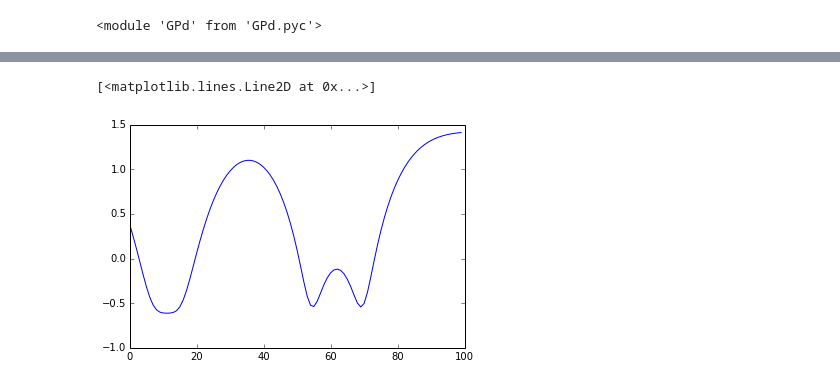
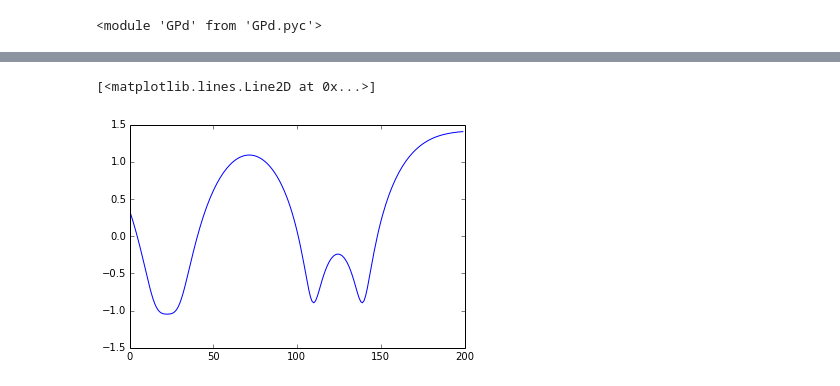
Before and after one commit to markm541374/ES, a Jupyter notebook: EntropyGP2.ipynb, the cells around one changed output, grey strips where cells are left out. Cells and saved outputs as stored; diff of their text form; code cells hidden in the pictures.

```diff
--- a/EntropyGP2.ipynb
+++ b/EntropyGP2.ipynb
@@ -40,11 +40,11 @@ a.plot(xs,dr[xsi,0],'go')
 # %%
-H=sp.zeros(100)
-Hx=sp.linspace(-1,1,100)
-
-for i in xrange(500):
+H=sp.zeros([200,7])
+Hx=sp.linspace(-1,1,200)
+ss=[1,0.1,0.01,0.001,0.0001,0.00001,0.000001]
+for i in xrange(400):
     if i%25==0:
         print i
-    dr = mi+Vi_cho*sp.matrix(sp.random.normal(size=100)).T
+    dr = mi+Vi_cho*sp.matrix(sp.random.normal(size=200)).T
     xsi=dr.argmin()
     xs=X_i[xsi,:][0,0]
     #eq constraint
@@ -69,7 +69,7 @@ for i in xrange(500):
 
     g=GPep.GPcore(Xc,Yc,Sc,Dc,Xz,Dz,Iz,Gz,Nz,kf)
     #GPep.plot1(g,[-1],[1])
-    for j in xrange(100):
+    for j in xrange(200):
         Xt=sp.matrix([[Hx[j]],[xs]])
         Dt=[[sp.NaN],[sp.NaN]]
         m,V=g.infer_full(Xt,Dt)
@@ -79,13 +79,12 @@ for i in xrange(500):
         beta=sps.norm.pdf(alpha)/sps.norm.cdf(alpha)
 
         vnxxs=V[0,0]-beta*(beta+alpha)*(1./s)*(V[0,0]-V[0,1])**2
-        Hydxxs=0.5*sp.log(2*sp.pi*sp.e*(vnxxs+0.01))
+        for k in xrange(7):
+            Hydxxs=0.5*sp.log(2*sp.pi*sp.e*(vnxxs+ss[k]))
+            H[j,k]+=Hydxxs
 
-        H[j]+=Hydxxs
-H=H/500.
-plt.plot(H)
 
-plt.figure(figsize=(10,10))
+H=H/400.
 # %% [output]
 0
 25
@@ -112,0 +105,7 @@ plt.figure(figsize=(10,10))
+# %%
+
+for k in xrange(7):
+
+    plt.plot(H[:,k])
+
+plt.figure(figsize=(10,10))
@@ -113,12 +116,14 @@ plt.figure(figsize=(10,10))
 # %%
-Ht=sp.zeros(100)
 
-Hydx=sp.zeros(100)
-for i in xrange(100):
+Ht=sp.zeros([200,7])
+
+Hydx=sp.zeros(200)
+for i in xrange(200):
     m,v=g1.infer_diag(sp.matrix([[Hx[i]]]),[[sp.NaN]])
-    Hydx[i]=0.5*sp.log(2*sp.pi*sp.e*(v[0,0]+0.01))
-    Ht[i]=Hydx[i]-H[i]
+    for k in xrange(7):
+        Hydx[i]=0.5*sp.log(2*sp.pi*sp.e*(v[0,0]+ss[k]))
+        Ht[i,k]=Hydx[i]-H[i,k]
 plt.plot(Hydx)
 # %% [output]
 [<matplotlib.lines.Line2D at 0x...>]
-[figure, old version]
+[figure, new version]
```
Also changed, not shown: parts of 6 cells of this notebook, 2 other files.
